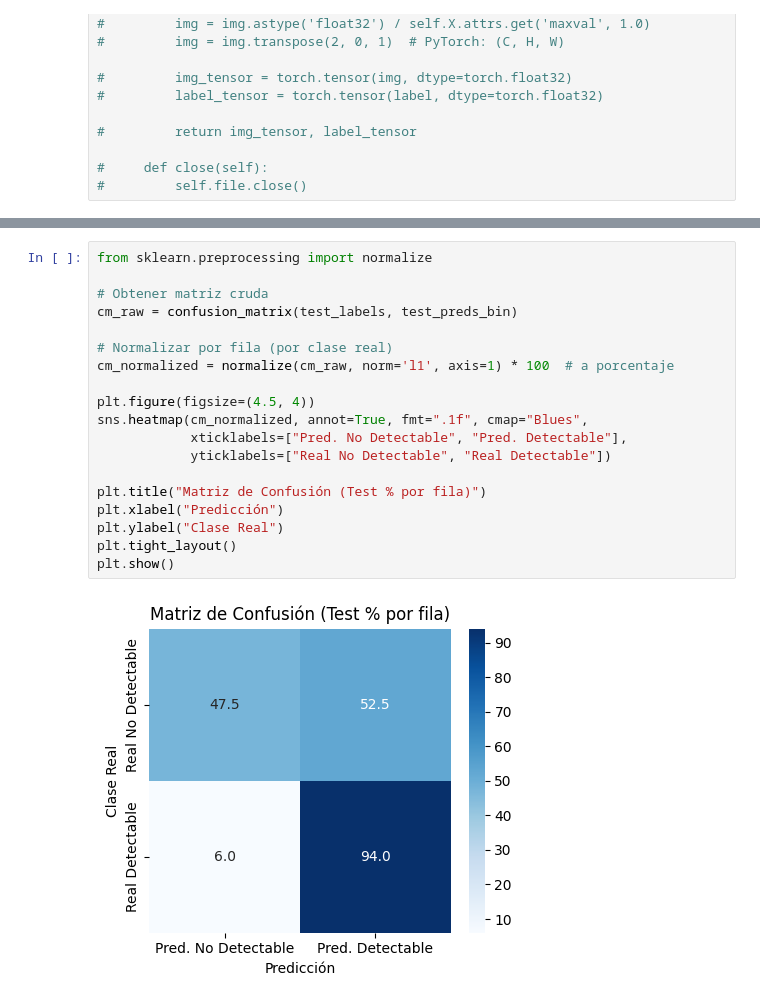
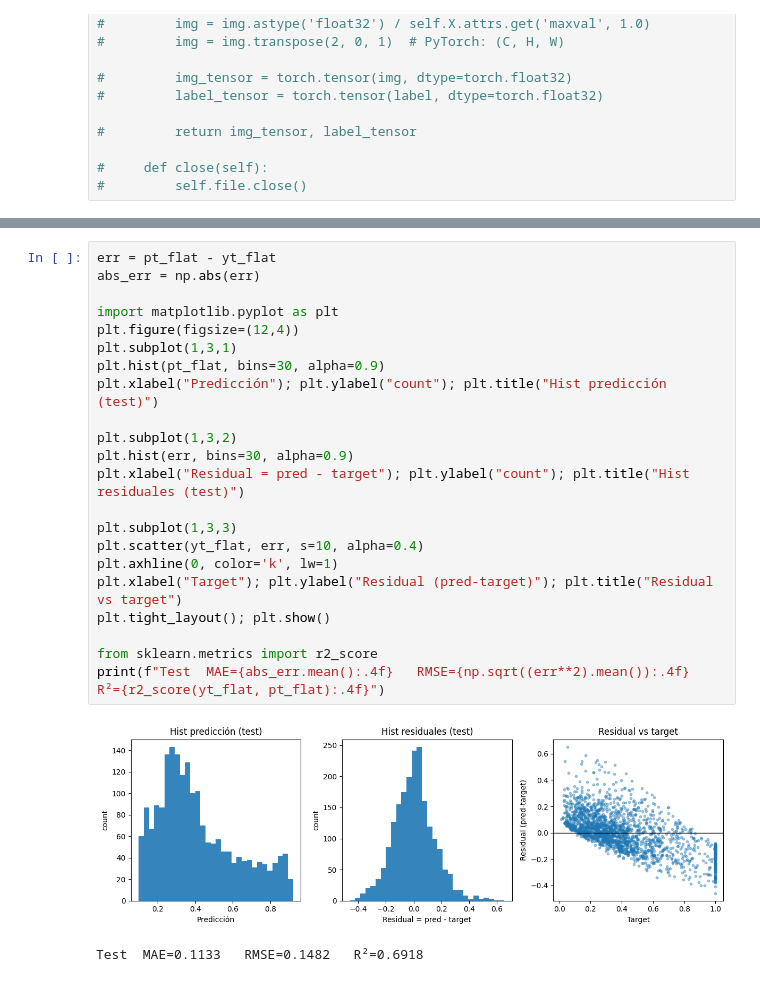
Before and after one commit to JuanDDiosRojas/PhD, a Jupyter notebook: Lenstronomy/Classificator.ipynb, the cells around one changed output, grey strips where cells are left out. Saved outputs shown, nothing was run; the diff lists cells and outputs as text.

```diff
--- a/Lenstronomy/Classificator.ipynb
+++ b/Lenstronomy/Classificator.ipynb
@@ -763,21 +935,25 @@ ROC AUC: 0.844
 # %%
-from sklearn.preprocessing import normalize
+err = pt_flat - yt_flat
+abs_err = np.abs(err)
 
-# Obtener matriz cruda
-cm_raw = confusion_matrix(test_labels, test_preds_bin)
+import matplotlib.pyplot as plt
+plt.figure(figsize=(12,4))
+plt.subplot(1,3,1)
+plt.hist(pt_flat, bins=30, alpha=0.9)
+plt.xlabel("Predicción"); plt.ylabel("count"); plt.title("Hist predicción (test)")
 
-# Normalizar por fila (por clase real)
-cm_normalized = normalize(cm_raw, norm='l1', axis=1) * 100  # a porcentaje
+plt.subplot(1,3,2)
+plt.hist(err, bins=30, alpha=0.9)
+plt.xlabel("Residual = pred - target"); plt.ylabel("count"); plt.title("Hist residuales (test)")
 
-plt.figure(figsize=(4.5, 4))
-sns.heatmap(cm_normalized, annot=True, fmt=".1f", cmap="Blues",
-            xticklabels=["Pred. No Detectable", "Pred. Detectable"],
-            yticklabels=["Real No Detectable", "Real Detectable"])
+plt.subplot(1,3,3)
+plt.scatter(yt_flat, err, s=10, alpha=0.4)
+plt.axhline(0, color='k', lw=1)
+plt.xlabel("Target"); plt.ylabel("Residual (pred-target)"); plt.title("Residual vs target")
+plt.tight_layout(); plt.show()
 
-plt.title("Matriz de Confusión (Test % por fila)")
-plt.xlabel("Predicción")
-plt.ylabel("Clase Real")
-plt.tight_layout()
-plt.show()
+from sklearn.metrics import r2_score
+print(f"Test  MAE={abs_err.mean():.4f}   RMSE={np.sqrt((err**2).mean()):.4f}   R²={r2_score(yt_flat, pt_flat):.4f}")
 # %% [output]
-[figure, old version]
+[figure, new version]
+Test  MAE=0.1133   RMSE=0.1482   R²=0.6918
```
Also changed, not shown: parts of 12 cells of this notebook, 3 other files.
